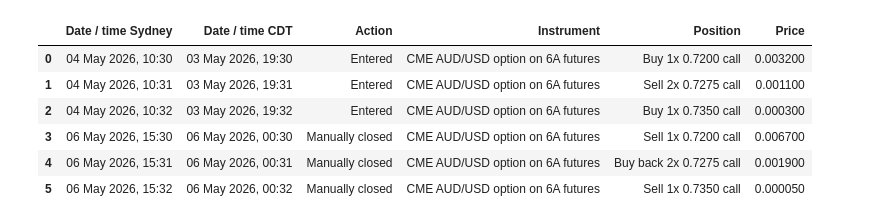
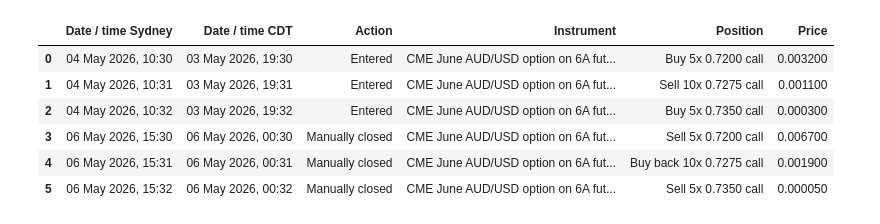
Before and after one commit to marwanferreira/macro-derivatives-lab, a Jupyter notebook: notebooks/test.ipynb, the cells around one changed output. Saved outputs shown, nothing was run; the diff lists cells and outputs as text; code cells hidden in the pictures.

```diff
--- a/notebooks/test.ipynb
+++ b/notebooks/test.ipynb
@@ -2,12 +2,20 @@
 import numpy as np
 import pandas as pd
 import matplotlib.pyplot as plt
-from math import log, sqrt, exp, erf
+
 from zoneinfo import ZoneInfo
 
 pd.set_option("display.float_format", lambda x: f"{x:,.6f}")
+pd.set_option("display.max_colwidth", 120)
+pd.set_option("display.width", 200)
 
 SYDNEY = ZoneInfo("Australia/Sydney")
 CDT = ZoneInfo("America/Chicago")
 
-CONTRACT_MULTIPLIER = 100_000  # CME AUD option on futures is based on 100,000 AUD
+ACCOUNT_CAPITAL_USD = 100_000
+CONTRACT_MULTIPLIER = 100_000
+NUM_BUTTERFLIES = 5
+
+MARKET_TICKER = "6A=F"
+
+print("Setup done.")
@@ -14,25 +24,15 @@ CONTRACT_MULTIPLIER = 100_000  # CME AUD option on futures is based on 100,000 A
 # %%
-# =========================
-# USER INPUT SECTION
-# =========================
-
 ENTRY_TIME_SYDNEY = pd.Timestamp("2026-05-04 10:30", tz=SYDNEY)
-
-# You only told me the close date, not the exact close time.
-# Change this to the real manual exit time from your trading log.
 EXIT_TIME_SYDNEY = pd.Timestamp("2026-05-06 15:30", tz=SYDNEY)
 
-# Set this to the actual option expiry used in the simulator.
-# For the dashboard, this is editable.
-EXPIRY_TIME_SYDNEY = pd.Timestamp("2026-05-08 17:00", tz=SYDNEY)
+# June AUD/USD options on CME 6A futures
+EXPIRY_TIME_SYDNEY = pd.Timestamp("2026-06-06 00:00", tz=SYDNEY)
 
-# Replace entry_price and exit_price with your actual fills from CME.
-# Current values are placeholders for the notebook to run.
 legs = pd.DataFrame([
     {
         "leg": "Long 0.7200 call",
         "strike": 0.7200,
-        "qty": 1,
+        "qty": 1 * NUM_BUTTERFLIES,
         "entry_action": "Buy",
         "entry_time_sydney": "2026-05-04 10:30",
         "entry_price": 0.0032,
@@ -43,7 +43,7 @@ legs = pd.DataFrame([
     {
         "leg": "Short 2x 0.7275 calls",
         "strike": 0.7275,
-        "qty": -2,
+        "qty": -2 * NUM_BUTTERFLIES,
         "entry_action": "Sell",
         "entry_time_sydney": "2026-05-04 10:31",
         "entry_price": 0.0011,
@@ -54,7 +54,7 @@ legs = pd.DataFrame([
     {
         "leg": "Long 0.7350 call",
         "strike": 0.7350,
-        "qty": 1,
+        "qty": 1 * NUM_BUTTERFLIES,
         "entry_action": "Buy",
         "entry_time_sydney": "2026-05-04 10:32",
         "entry_price": 0.0003,
@@ -132,34 +172,34 @@ display(summary)
 # %%
 entry_rows = []
 exit_rows = []
 
 for _, row in legs.iterrows():
     entry_rows.append({
         "Date / time Sydney": row["entry_time_sydney"].strftime("%d %b %Y, %H:%M"),
         "Date / time CDT": row["entry_time_cdt"].strftime("%d %b %Y, %H:%M"),
         "Action": "Entered",
-        "Instrument": "CME AUD/USD option on 6A futures",
-        "Position": f'{row["entry_action"]} {abs(row["qty"])}x {row["strike"]:.4f} call',
+        "Instrument": "CME June AUD/USD option on 6A futures",
+        "Position": f'{row["entry_action"]} {abs(int(row["qty"]))}x {row["strike"]:.4f} call',
         "Price": row["entry_price"],
     })
 
     exit_rows.append({
         "Date / time Sydney": row["exit_time_sydney"].strftime("%d %b %Y, %H:%M"),
         "Date / time CDT": row["exit_time_cdt"].strftime("%d %b %Y, %H:%M"),
         "Action": "Manually closed",
-        "Instrument": "CME AUD/USD option on 6A futures",
-        "Position": f'{row["exit_action"]} {abs(row["qty"])}x {row["strike"]:.4f} call',
+        "Instrument": "CME June AUD/USD option on 6A futures",
+        "Position": f'{row["exit_action"]} {abs(int(row["qty"]))}x {row["strike"]:.4f} call',
         "Price": row["exit_price"],
     })
 
 trading_log = pd.DataFrame(entry_rows + exit_rows)
 trading_log
 # %% [output]
 |  | Date / time Sydney | Date / time CDT | Action | Instrument | Position | Price |
-| 0 | 04 May 2026, 10:30 | 03 May 2026, 19:30 | Entered | CME AUD/USD option on 6A futures | Buy 1x 0.7200 call | 0.003200 |
-| 1 | 04 May 2026, 10:31 | 03 May 2026, 19:31 | Entered | CME AUD/USD option on 6A futures | Sell 2x 0.7275 call | 0.001100 |
-| 2 | 04 May 2026, 10:32 | 03 May 2026, 19:32 | Entered | CME AUD/USD option on 6A futures | Buy 1x 0.7350 call | 0.000300 |
-| 3 | 06 May 2026, 15:30 | 06 May 2026, 00:30 | Manually closed | CME AUD/USD option on 6A futures | Sell 1x 0.7200 call | 0.006700 |
-| 4 | 06 May 2026, 15:31 | 06 May 2026, 00:31 | Manually closed | CME AUD/USD option on 6A futures | Buy back 2x 0.7275 call | 0.001900 |
-| 5 | 06 May 2026, 15:32 | 06 May 2026, 00:32 | Manually closed | CME AUD/USD option on 6A futures | Sell 1x 0.7350 call | 0.000050 |
+| 0 | 04 May 2026, 10:30 | 03 May 2026, 19:30 | Entered | CME June AUD/USD option on 6A fut... | Buy 5x 0.7200 call | 0.003200 |
+| 1 | 04 May 2026, 10:31 | 03 May 2026, 19:31 | Entered | CME June AUD/USD option on 6A fut... | Sell 10x 0.7275 call | 0.001100 |
+| 2 | 04 May 2026, 10:32 | 03 May 2026, 19:32 | Entered | CME June AUD/USD option on 6A fut... | Buy 5x 0.7350 call | 0.000300 |
+| 3 | 06 May 2026, 15:30 | 06 May 2026, 00:30 | Manually closed | CME June AUD/USD option on 6A fut... | Sell 5x 0.7200 call | 0.006700 |
+| 4 | 06 May 2026, 15:31 | 06 May 2026, 00:31 | Manually closed | CME June AUD/USD option on 6A fut... | Buy back 10x 0.7275 call | 0.001900 |
+| 5 | 06 May 2026, 15:32 | 06 May 2026, 00:32 | Manually closed | CME June AUD/USD option on 6A fut... | Sell 5x 0.7350 call | 0.000050 |
 # %%
```
Also changed, not shown: parts of 10 cells of this notebook, 8 other files.
